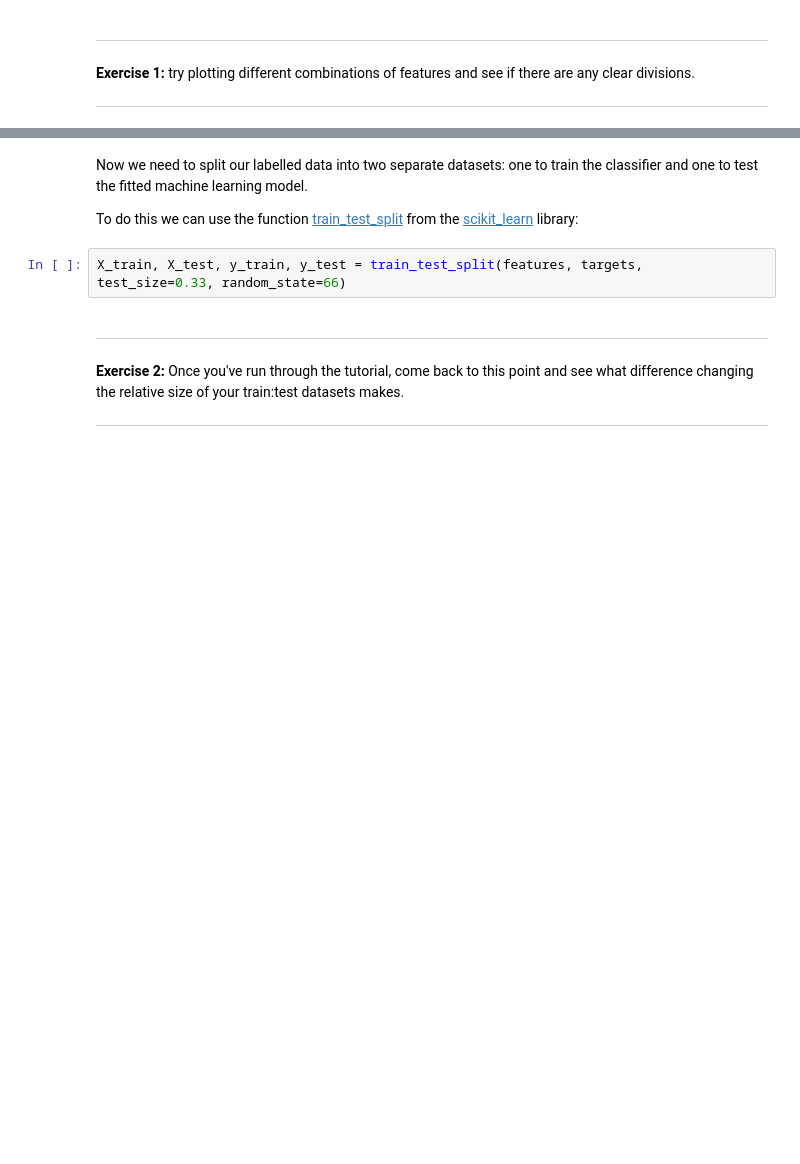
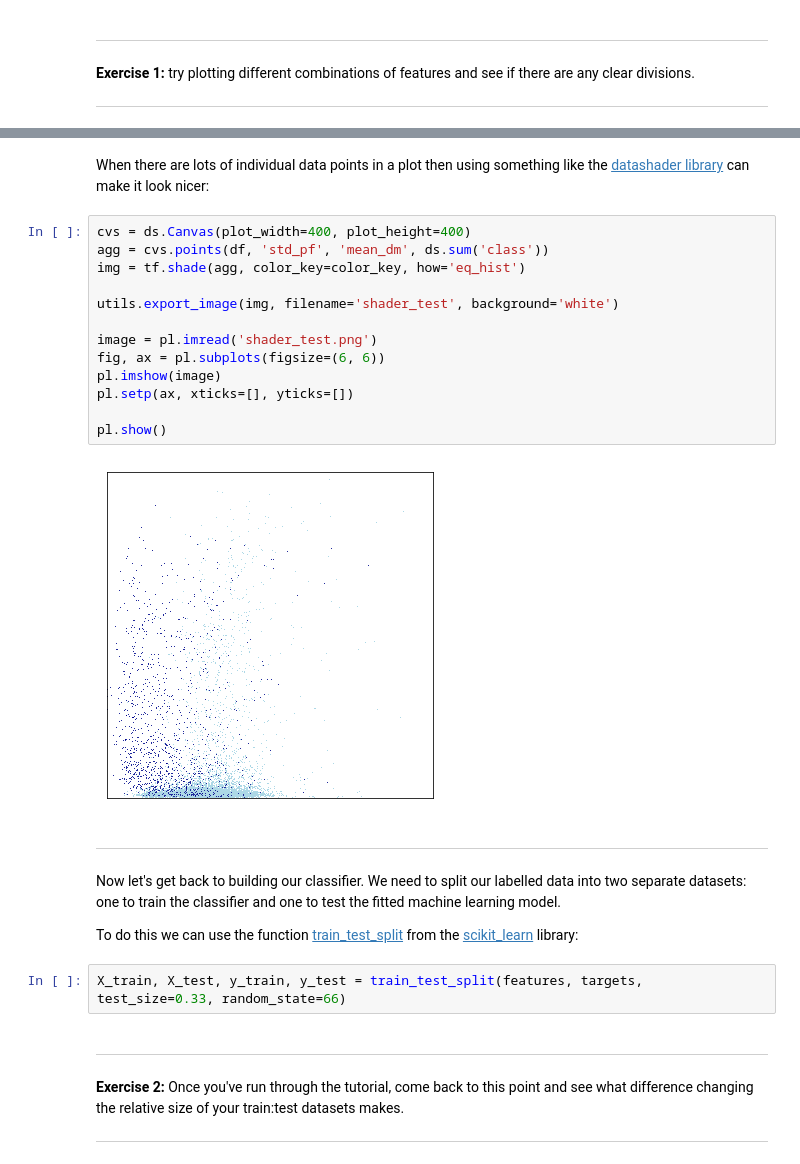
Before and after one commit to darabigdata/VizAfrica2019, a Jupyter notebook: PulsarClassifier.ipynb, the cells around one changed output, grey strips where cells are left out. Cells and saved outputs as stored; diff of their text form; blank space fills up the shorter version.

```diff
--- a/PulsarClassifier.ipynb
+++ b/PulsarClassifier.ipynb
@@ -105,5 +128,24 @@ pl.show()
+# %% [markdown]
+When there are lots of individual data points in a plot then using something like the [datashader library](https://seaborn.pydata.org) can make it look nicer:
+# %%
+cvs = ds.Canvas(plot_width=400, plot_height=400)
+agg = cvs.points(df, 'std_pf', 'mean_dm', ds.sum('class'))
+img = tf.shade(agg, color_key=color_key, how='eq_hist')
+
+utils.export_image(img, filename='shader_test', background='white')
+
+image = pl.imread('shader_test.png')
+fig, ax = pl.subplots(figsize=(6, 6))
+pl.imshow(image)
+pl.setp(ax, xticks=[], yticks=[])
+
+pl.show()
+# %% [output]
+[figure, added]
+# %% [markdown]
+-----
 # %% [markdown]
-Now we need to split our labelled data into two separate datasets: one to train the classifier and one to test the fitted machine learning model.
+Now let's get back to building our classifier. We need to split our labelled data into two separate datasets: one to train the classifier and one to test the fitted machine learning model.
 
 To do this we can use the function [train_test_split](https://scikit-learn.org/stable/modules/generated/sklearn.model_selection.train_test_split.html) from the [scikit_learn](https://scikit-learn.org) library:
 # %%
```
Also changed, not shown: parts of 32 cells of this notebook.
